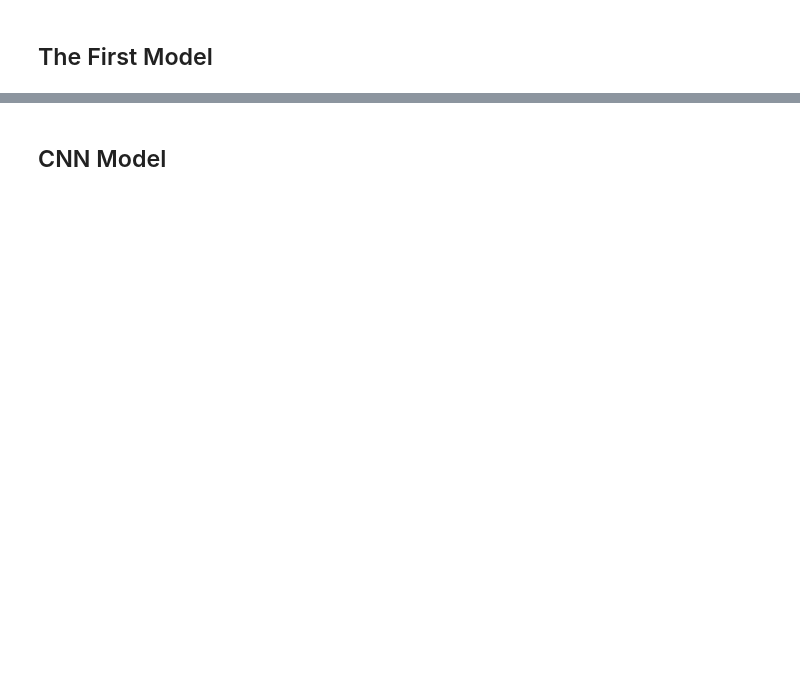
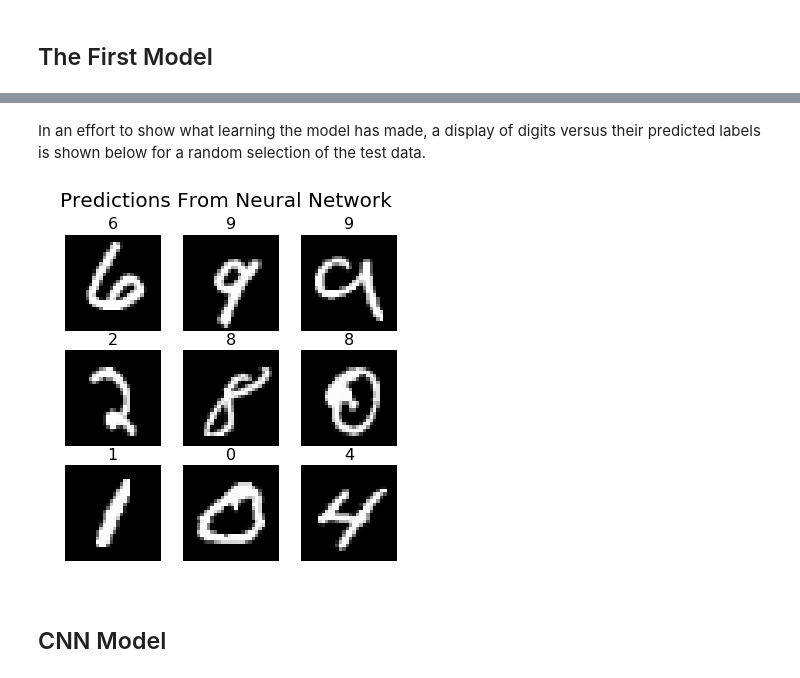
Before and after one commit to dmbentley/mnist, a Jupyter notebook: mnist.ipynb, the cells around one changed output, grey strips where cells are left out. Drawn from its saved outputs; the diff is of its cells as text; code cells hidden in the pictures; blank space fills up the shorter version.

```diff
--- a/mnist.ipynb
+++ b/mnist.ipynb
@@ -164,3 +234,34 @@ first_model.evaluate(X_test, y_test)
+# %% [markdown]
+In an effort to show what learning the model has made, a display of digits versus their predicted labels is shown below for a random selection of the test data.
+# %%
+# Obtain a random selection of 9 digit images
+random_indices = [randrange(X_test.shape[0]) for x in range(9)]
+random_indices_copy = random_indices # A copy has been made because pop will be used later
+X_images = X_test[random_indices]
+
+# Determine the predictions of these 9 images
+predictions = first_model.predict(X_images)
+predictions = [np.argmax(x) for x in predictions]
+
+# Create the figure
+fig, ax = plt.subplots(3, 3, figsize=(6,6))
+fig.suptitle('Predictions From Neural Network', fontsize=20)
+
+for i in [0,1,2]:           # loop across the three rows
+    for j in [0,1,2]:       # loop across the three columns
+
+        # Obtain the first or next random index
+        random_index = random_indices_copy.pop(0)
+
+        # Obtain the prediction for this digit
+        prediction = predictions.pop(0)
+
+        # Plot the digit and show the prediction
+        ax[i,j].imshow(X_test[random_index].reshape(28,28), interpolation='none')
+        ax[i,j].set_axis_off()
+        ax[i,j].set_title(prediction, fontsize=16)
+# %% [output]
+[figure, added]
 # %% [markdown]
 ## CNN Model
 # %%
```
Also changed, not shown: parts of 40 cells of this notebook.
